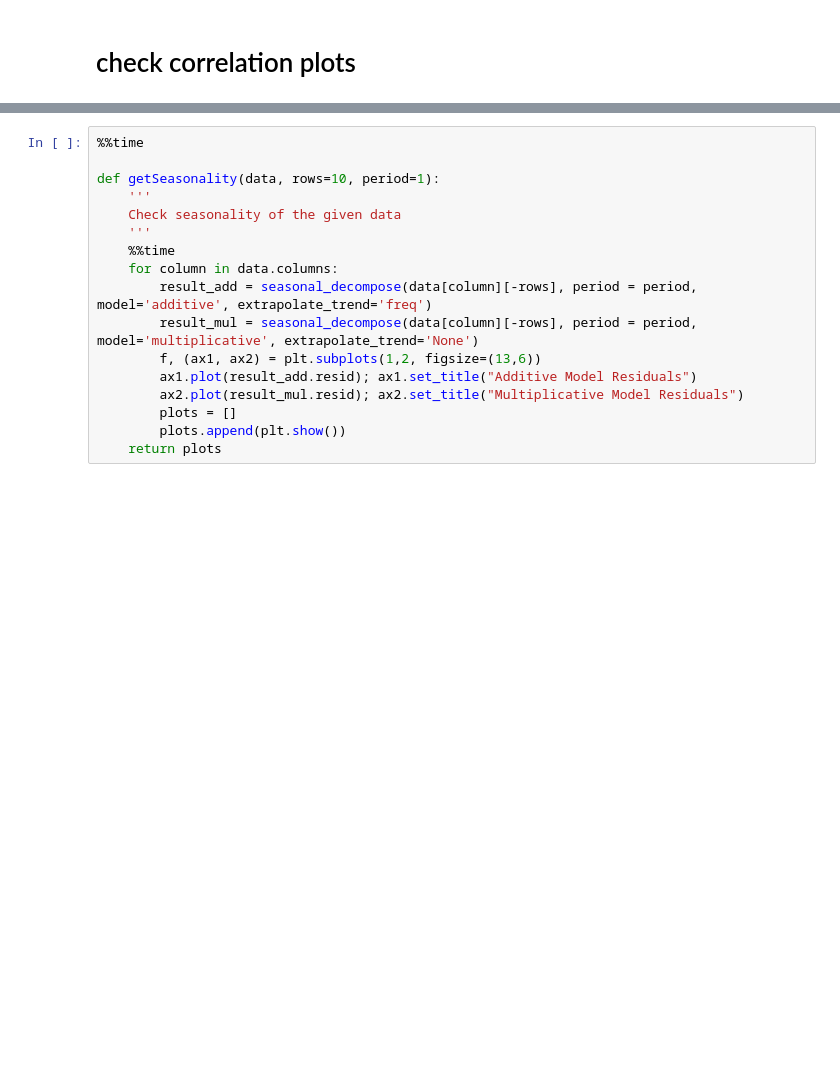
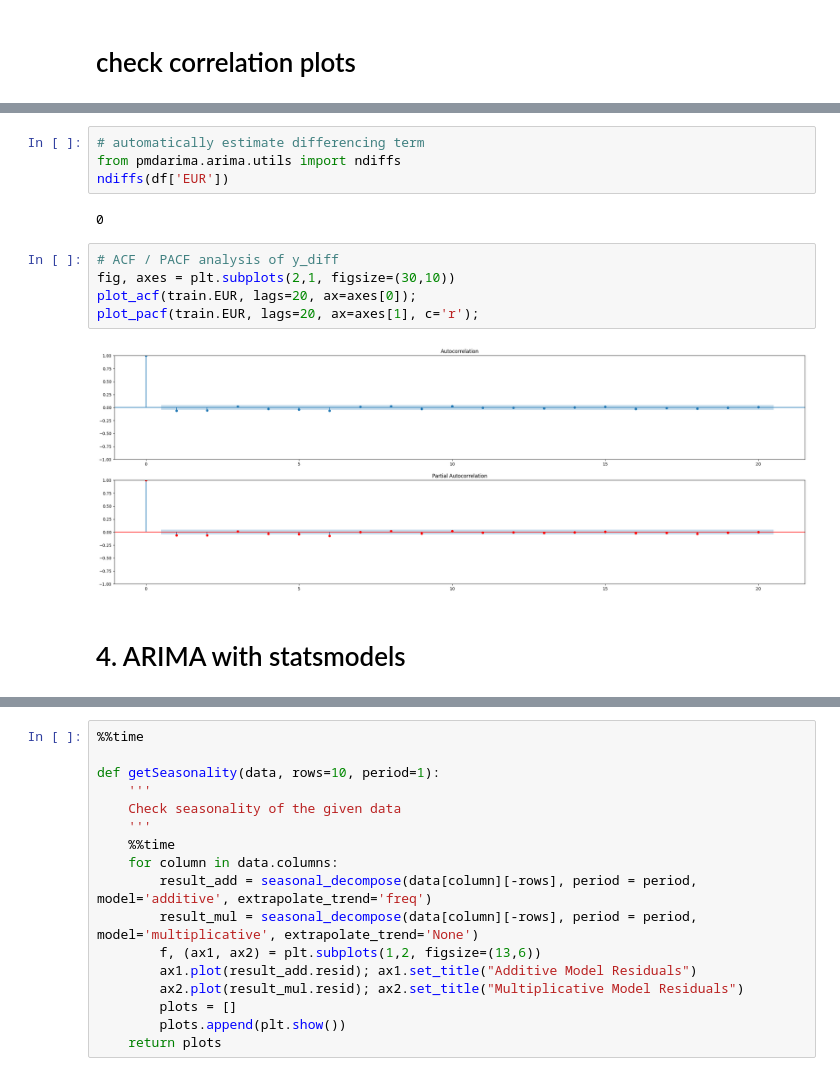
Before and after one commit to alexcolls/rex-ai, a Jupyter notebook: notebooks/paul/03-arima_for_currency_idxs.ipynb, the cells around one changed output, grey strips where cells are left out. Saved outputs shown, nothing was run; the diff lists cells and outputs as text; blank space fills up the shorter version.

```diff
--- a/notebooks/paul/03-arima_for_currency_idxs.ipynb
+++ b/notebooks/paul/03-arima_for_currency_idxs.ipynb
@@ -168,0 +134,15 @@ result_add.plot();
+# %%
+# automatically estimate differencing term
+from pmdarima.arima.utils import ndiffs
+ndiffs(df['EUR'])
+# %% [output]
+0
+# %%
+# ACF / PACF analysis of y_diff
+fig, axes = plt.subplots(2,1, figsize=(30,10))
+plot_acf(train.EUR, lags=20, ax=axes[0]);
+plot_pacf(train.EUR, lags=20, ax=axes[1], c='r');
+# %% [output]
+[figure, added]
+# %% [markdown]
+# 4. ARIMA with statsmodels
```
Also changed, not shown: parts of 70 cells of this notebook, 1 other file.
